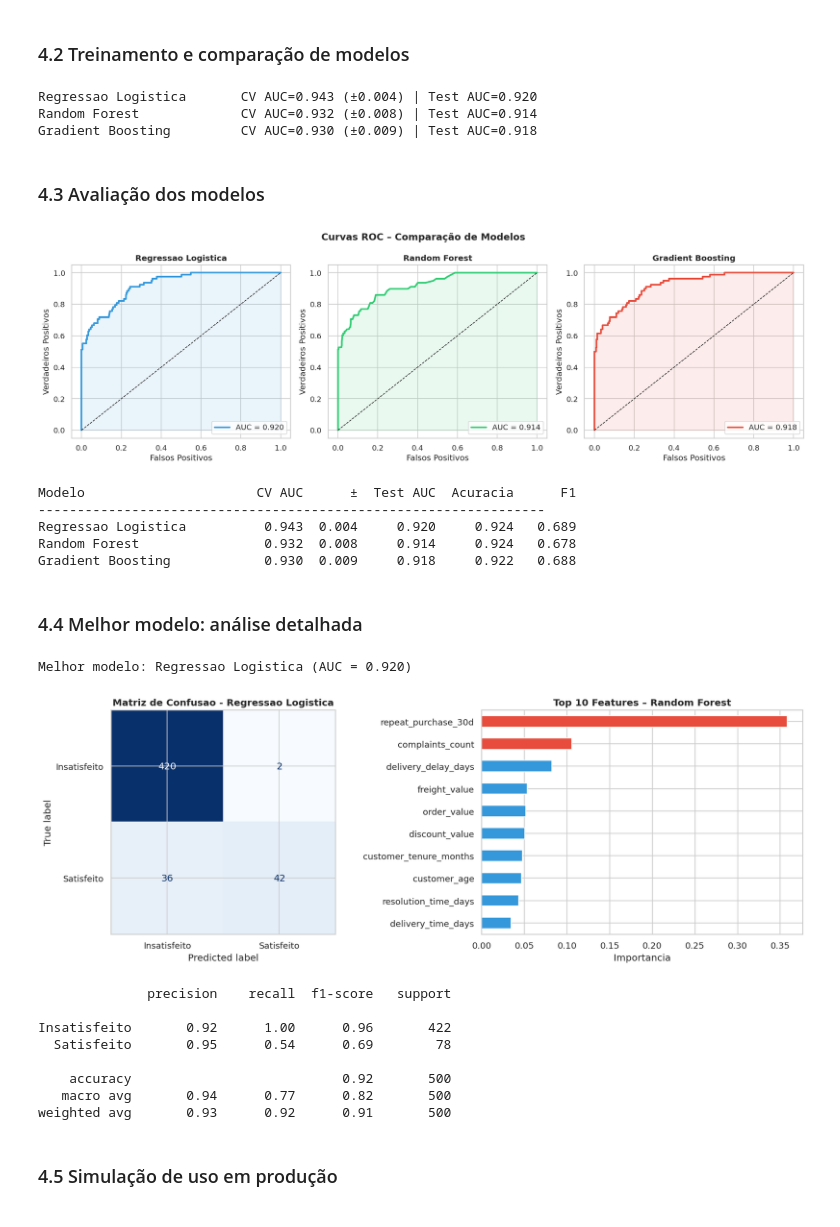
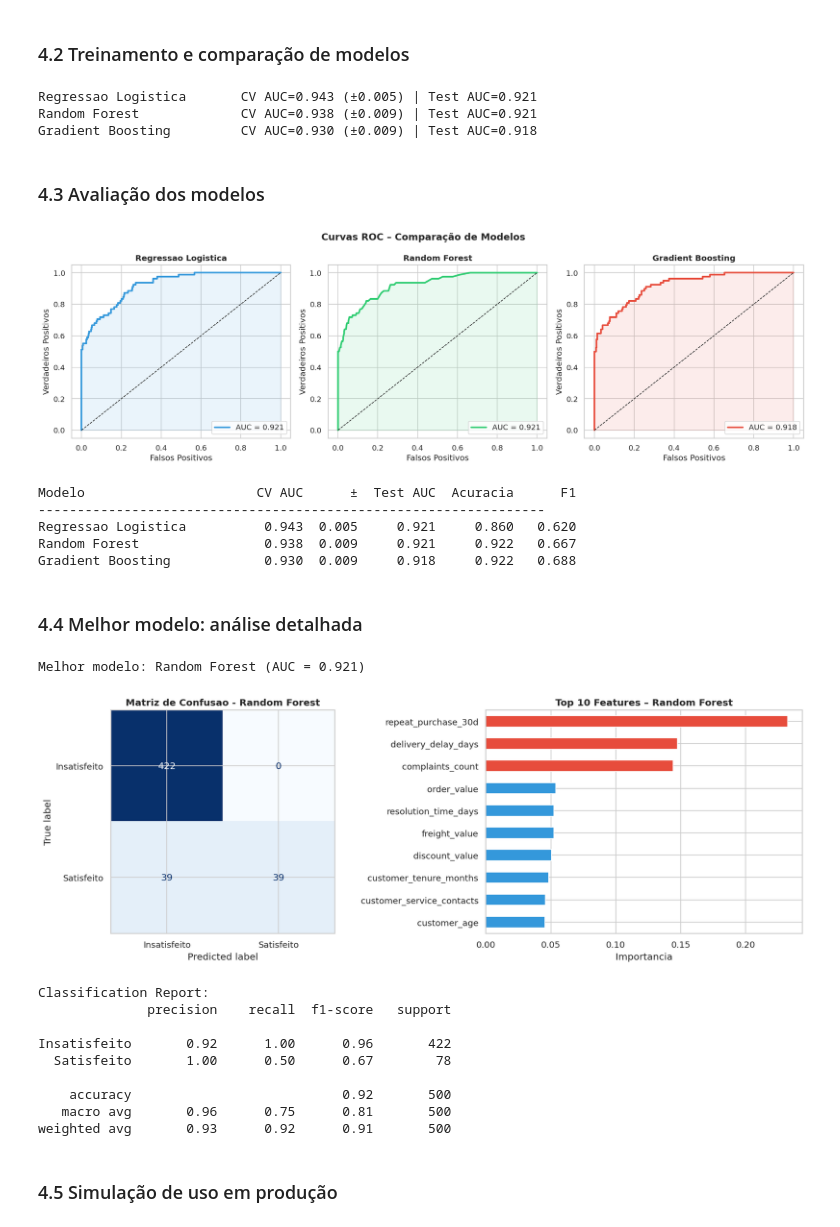
Before and after one commit to ldamaske/1IAST-Fase1, a Jupyter notebook: notebooks/tech_challenge_nps.ipynb, the cells around one changed output. Saved outputs shown, nothing was run; the diff lists cells and outputs as text; code cells hidden in the pictures.

```diff
--- a/notebooks/tech_challenge_nps.ipynb
+++ b/notebooks/tech_challenge_nps.ipynb
@@ -439,12 +477,14 @@ Balanceamento — Satisfeitos: 15.7% | Insatisfeitos: 84.4%
 # %%
 scaler = StandardScaler()
 X_train_sc = scaler.fit_transform(X_train)
-X_test_sc = scaler.transform(X_test)
+X_test_sc  = scaler.transform(X_test)
 
 modelos = {
-    'Regressao Logistica': LogisticRegression(max_iter=1000, random_state=42),
-    'Random Forest': RandomForestClassifier(n_estimators=200, random_state=42, n_jobs=-1),
-    'Gradient Boosting': GradientBoostingClassifier(n_estimators=200, random_state=42),
+    'Regressao Logistica': LogisticRegression(max_iter=1000, random_state=42,
+                                               class_weight='balanced'),
+    'Random Forest':        RandomForestClassifier(n_estimators=200, random_state=42,
+                                                   class_weight='balanced', n_jobs=-1),
+    'Gradient Boosting':    GradientBoostingClassifier(n_estimators=200, random_state=42),
 }
 
 resultados = {}
@@ -452,7 +492,7 @@ cv = StratifiedKFold(n_splits=5, shuffle=True, random_state=42)
 
 for nome, modelo in modelos.items():
     X_tr = X_train_sc if nome == 'Regressao Logistica' else X_train
-    X_te = X_test_sc if nome == 'Regressao Logistica' else X_test
+    X_te = X_test_sc  if nome == 'Regressao Logistica' else X_test
 
     cv_scores = cross_val_score(modelo, X_tr, y_train, cv=cv, scoring='roc_auc', n_jobs=-1)
     modelo.fit(X_tr, y_train)
@@ -464,12 +504,13 @@ for nome, modelo in modelos.items():
         'cv_auc_mean': cv_scores.mean(), 'cv_auc_std': cv_scores.std(),
         'test_auc': roc_auc_score(y_test, y_prob),
         'test_acc': accuracy_score(y_test, y_pred),
-        'test_f1': f1_score(y_test, y_pred),
+        'test_f1':  f1_score(y_test, y_pred),
     }
-    print(f"{nome:<25} CV AUC={cv_scores.mean():.3f} (±{cv_scores.std():.3f}) | Test AUC={resultados[nome]['test_auc']:.3f}")
+    print(f"{nome:<25} CV AUC={cv_scores.mean():.3f} (±{cv_scores.std():.3f})"
+          f" | Test AUC={resultados[nome]['test_auc']:.3f}")
 # %% [output]
-Regressao Logistica       CV AUC=0.943 (±0.004) | Test AUC=0.920
-Random Forest             CV AUC=0.932 (±0.008) | Test AUC=0.914
+Regressao Logistica       CV AUC=0.943 (±0.005) | Test AUC=0.921
+Random Forest             CV AUC=0.938 (±0.009) | Test AUC=0.921
 Gradient Boosting         CV AUC=0.930 (±0.009) | Test AUC=0.918
 # %% [markdown]
 ### 4.3 Avaliação dos modelos
@@ -480,7 +521,7 @@ cores = ['#3498db', '#2ecc71', '#e74c3c']
 for ax, (nome, res), cor in zip(axes, resultados.items(), cores):
     fpr, tpr, _ = roc_curve(y_test, res['y_prob'])
     ax.plot(fpr, tpr, color=cor, linewidth=2.5, label=f'AUC = {res["test_auc"]:.3f}')
-    ax.plot([0,1],[0,1],'k--', linewidth=1)
+    ax.plot([0, 1], [0, 1], 'k--', linewidth=1)
     ax.fill_between(fpr, tpr, alpha=0.1, color=cor)
     ax.set_title(nome, fontweight='bold')
     ax.set_xlabel('Falsos Positivos'); ax.set_ylabel('Verdadeiros Positivos')
@@ -492,49 +533,54 @@ plt.tight_layout(); plt.show()
 print(f"{'Modelo':<25} {'CV AUC':>8} {'±':>6} {'Test AUC':>9} {'Acuracia':>9} {'F1':>7}")
 print("-" * 65)
 for nome, res in resultados.items():
-    print(f"{nome:<25} {res['cv_auc_mean']:>8.3f} {res['cv_auc_std']:>6.3f} "
-          f"{res['test_auc']:>9.3f} {res['test_acc']:>9.3f} {res['test_f1']:>7.3f}")
+    print(f"{nome:<25} {res['cv_auc_mean']:>8.3f} {res['cv_auc_std']:>6.3f}"
+          f" {res['test_auc']:>9.3f} {res['test_acc']:>9.3f} {res['test_f1']:>7.3f}")
 # %% [output]
-[figure, old version]
+[figure, new version]
 Modelo                      CV AUC      ±  Test AUC  Acuracia      F1
 -----------------------------------------------------------------
-Regressao Logistica          0.943  0.004     0.920     0.924   0.689
-Random Forest                0.932  0.008     0.914     0.924   0.678
+Regressao Logistica          0.943  0.005     0.921     0.860   0.620
+Random Forest                0.938  0.009     0.921     0.922   0.667
 Gradient Boosting            0.930  0.009     0.918     0.922   0.688
 # %% [markdown]
 ### 4.4 Melhor modelo: análise detalhada
 # %%
 melhor_nome = max(resultados, key=lambda x: resultados[x]['test_auc'])
 melhor = resultados[melhor_nome]
 print(f"Melhor modelo: {melhor_nome} (AUC = {melhor['test_auc']:.3f})")
 
 fig, axes = plt.subplots(1, 2, figsize=(14, 5))
 
 cm = confusion_matrix(y_test, melhor['y_pred'])
-ConfusionMatrixDisplay(cm, display_labels=['Insatisfeito','Satisfeito']).plot(
+ConfusionMatrixDisplay(cm, display_labels=['Insatisfeito', 'Satisfeito']).plot(
     ax=axes[0], colorbar=False, cmap='Blues')
 axes[0].set_title(f'Matriz de Confusao - {melhor_nome}', fontweight='bold')
 
-importances = pd.Series(resultados['Random Forest']['modelo'].feature_importances_, index=features)
+importances = pd.Series(
+    resultados['Random Forest']['modelo'].feature_importances_, index=features
+)
 top10 = importances.sort_values(ascending=True).tail(10)
 colors_imp = ['#e74c3c' if v > top10.mean() else '#3498db' for v in top10.values]
 top10.plot(kind='barh', ax=axes[1], color=colors_imp, edgecolor='white')
 axes[1].set_title('Top 10 Features – Random Forest', fontweight='bold')
 axes[1].set_xlabel('Importancia')
 
 plt.tight_layout(); plt.show()
 
-print(classification_report(y_test, melhor['y_pred'], target_names=['Insatisfeito','Satisfeito']))
+print("\nClassification Report:")
+print(classification_report(y_test, melhor['y_pred'],
+                             target_names=['Insatisfeito', 'Satisfeito']))
 # %% [output]
-Melhor modelo: Regressao Logistica (AUC = 0.920)
+Melhor modelo: Random Forest (AUC = 0.921)
-[figure, old version]
+[figure, new version]
+Classification Report:
               precision    recall  f1-score   support
 
 Insatisfeito       0.92      1.00      0.96       422
-  Satisfeito       0.95      0.54      0.69        78
+  Satisfeito       1.00      0.50      0.67        78
 
     accuracy                           0.92       500
-   macro avg       0.94      0.77      0.82       500
+   macro avg       0.96      0.75      0.81       500
 weighted avg       0.93      0.92      0.91       500
 # %% [markdown]
 ### 4.5 Simulação de uso em produção
```
Also changed, not shown: parts of 27 cells of this notebook.
